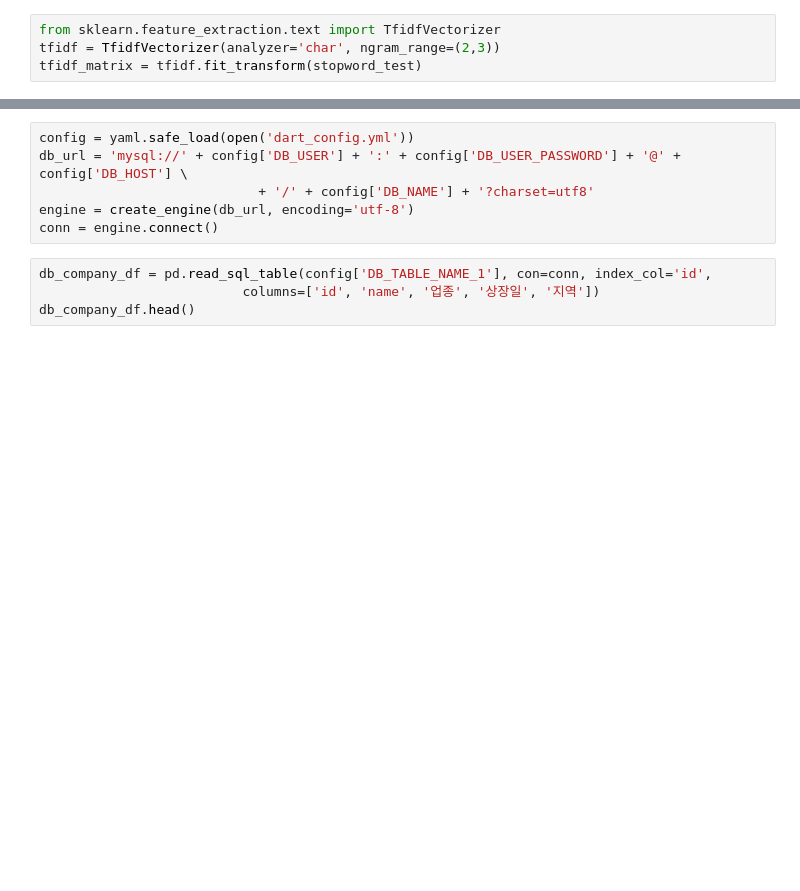
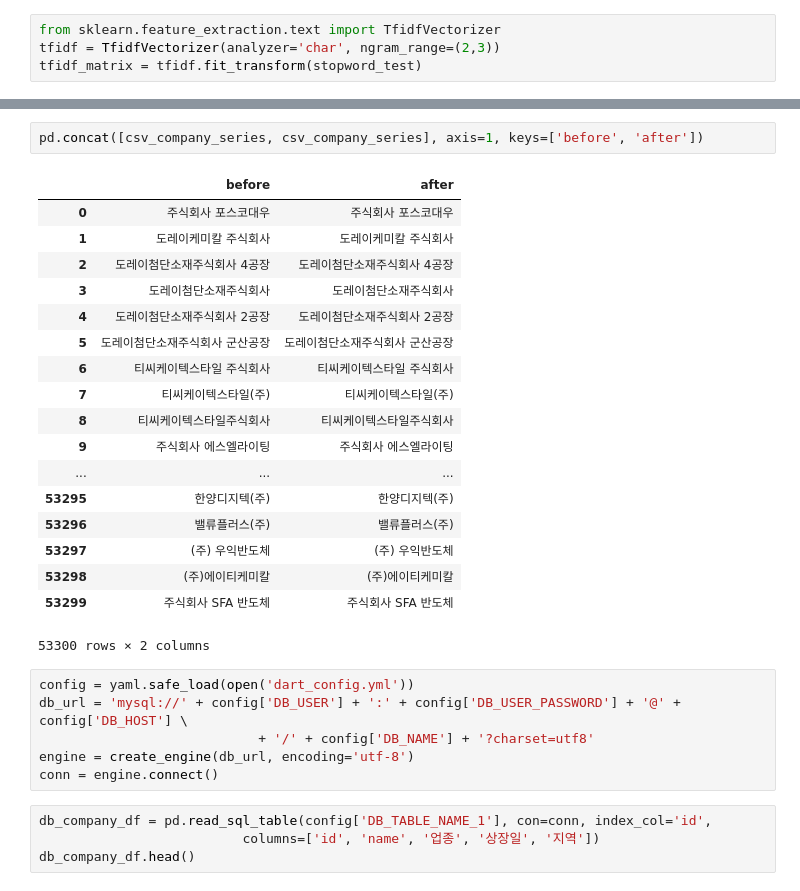
Before and after one commit to yiyc-kr/pandas-modules, a Jupyter notebook: text_similarity.ipynb, the cells around one changed output, grey strips where cells are left out. Drawn from its saved outputs; the diff is of its cells as text; blank space fills up the shorter version.

```diff
--- a/text_similarity.ipynb
+++ b/text_similarity.ipynb
@@ -105,3 +158,24 @@ for i in sorted_index:
+# %%
+pd.concat([csv_company_series, csv_company_series], axis=1, keys=['before', 'after'])
+# %% [output]
+|  | before | after |
+| 0 | 주식회사 포스코대우 | 주식회사 포스코대우 |
+| 1 | 도레이케미칼 주식회사 | 도레이케미칼 주식회사 |
+| 2 | 도레이첨단소재주식회사 4공장 | 도레이첨단소재주식회사 4공장 |
+| 3 | 도레이첨단소재주식회사 | 도레이첨단소재주식회사 |
+| 4 | 도레이첨단소재주식회사 2공장 | 도레이첨단소재주식회사 2공장 |
+| 5 | 도레이첨단소재주식회사 군산공장 | 도레이첨단소재주식회사 군산공장 |
+| 6 | 티씨케이텍스타일 주식회사 | 티씨케이텍스타일 주식회사 |
+| 7 | 티씨케이텍스타일(주) | 티씨케이텍스타일(주) |
+| 8 | 티씨케이텍스타일주식회사 | 티씨케이텍스타일주식회사 |
+| 9 | 주식회사 에스엘라이팅 | 주식회사 에스엘라이팅 |
+| ... | ... | ... |
+| 53295 | 한양디지텍(주) | 한양디지텍(주) |
+| 53296 | 밸류플러스(주) | 밸류플러스(주) |
+| 53297 | (주) 우익반도체 | (주) 우익반도체 |
+| 53298 | (주)에이티케미칼 | (주)에이티케미칼 |
+| 53299 | 주식회사 SFA 반도체 | 주식회사 SFA 반도체 |
+53300 rows × 2 columns
 # %%
 config = yaml.safe_load(open('dart_config.yml'))
 db_url = 'mysql://' + config['DB_USER'] + ':' + config['DB_USER_PASSWORD'] + '@' + config['DB_HOST'] \
```
Also changed, not shown: parts of 13 cells of this notebook.
